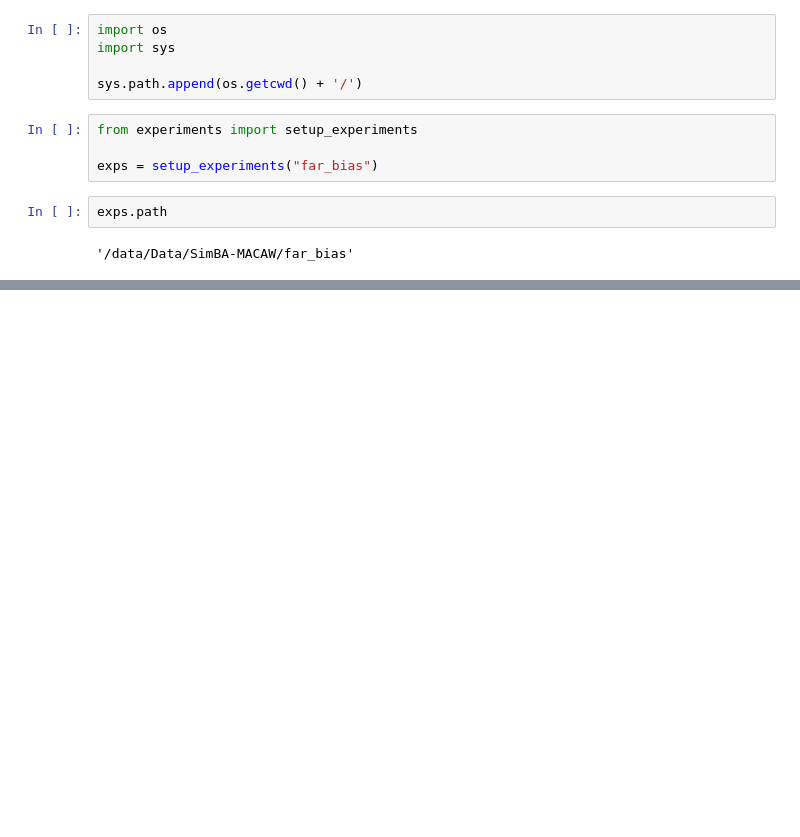
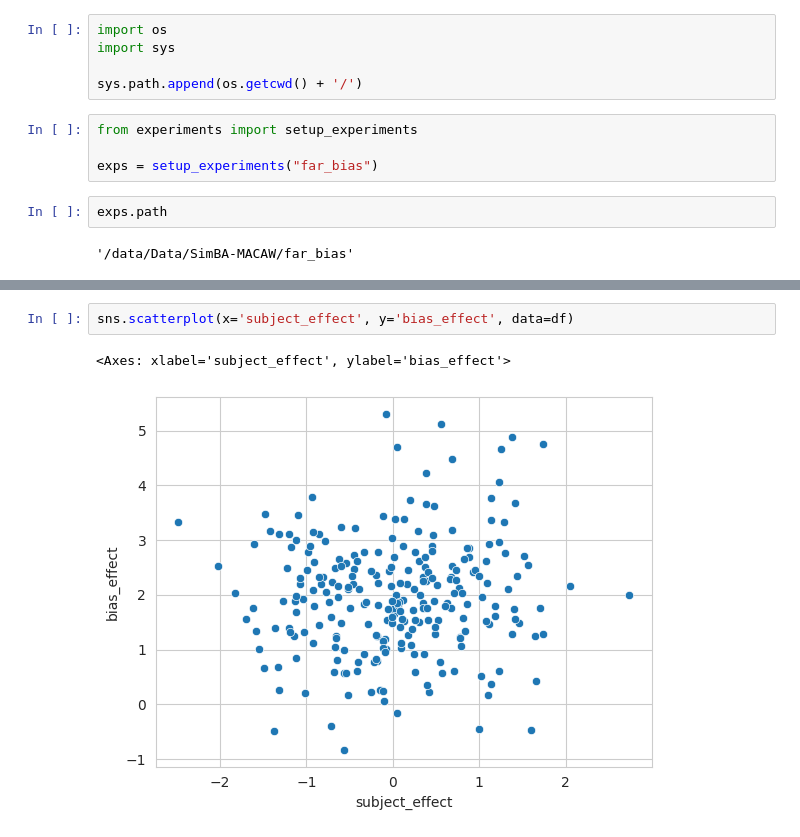
Before and after one commit to ucalgary-miplab/TEA, a Jupyter notebook: 08_Metric.ipynb, the cells around one changed output, grey strips where cells are left out. Saved outputs shown, nothing was run; the diff lists cells and outputs as text; blank space fills up the shorter version.

```diff
--- a/08_Metric.ipynb
+++ b/08_Metric.ipynb
@@ -92,0 +133,5 @@ Text(0, 0.5, 'Bias amplified')
+# %%
+sns.scatterplot(x='subject_effect', y='bias_effect', data=df)
+# %% [output]
+<Axes: xlabel='subject_effect', ylabel='bias_effect'>
+[figure, added]
```
Also changed, not shown: parts of 13 cells of this notebook, 1 other file.
